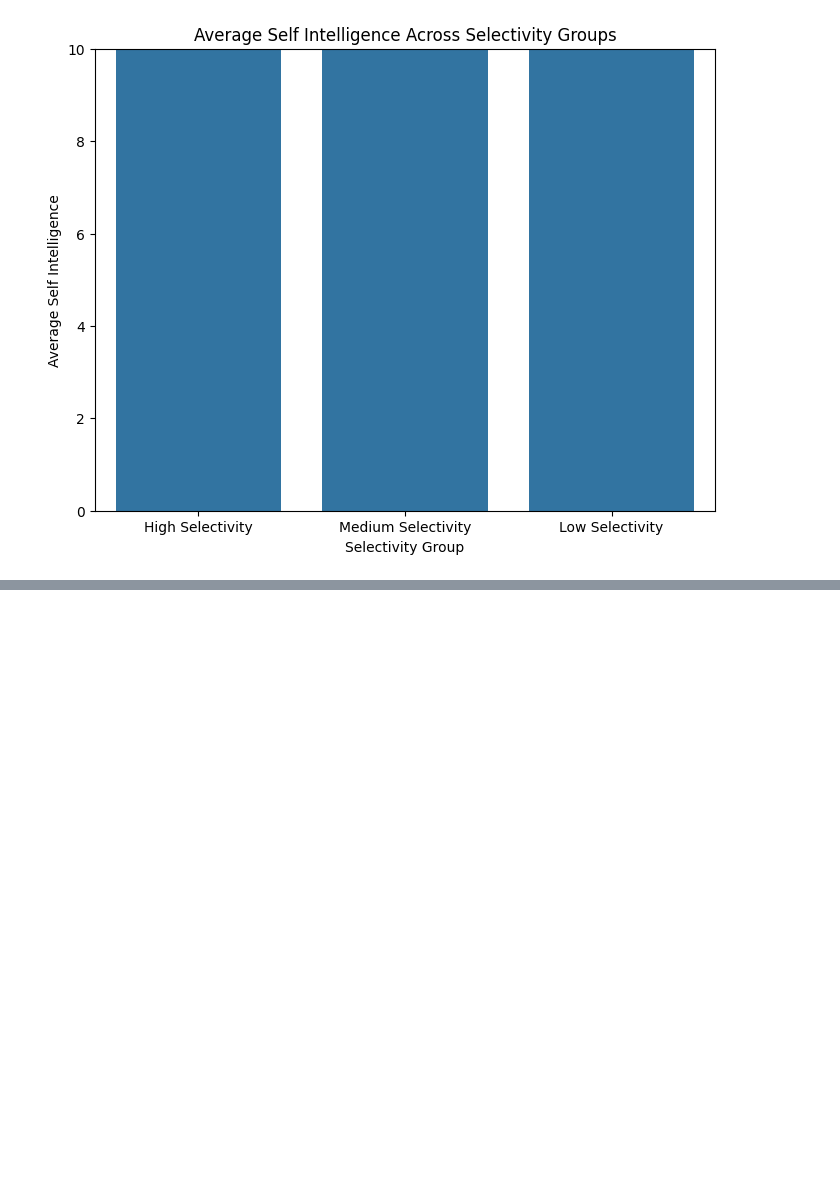
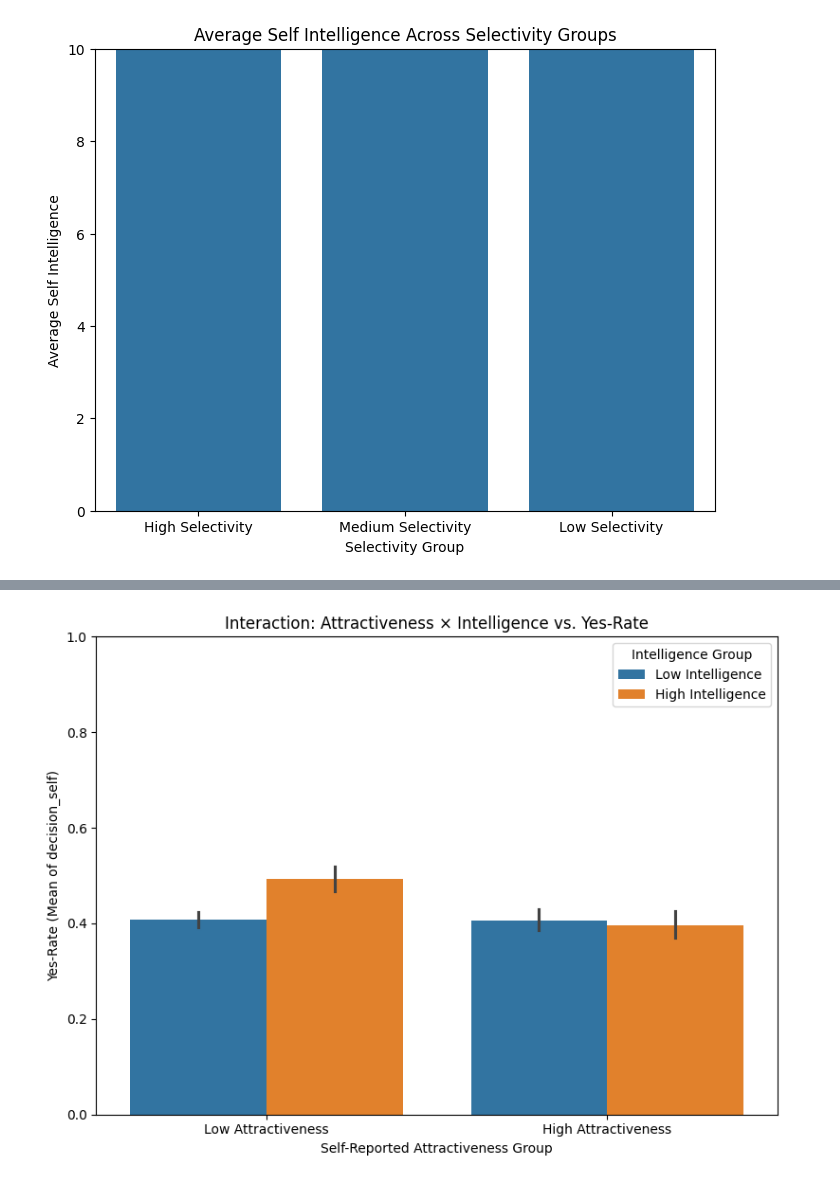
Before and after one commit to preawp/psych-of-selection, a Jupyter notebook: notebooks/eda.ipynb, the cells around one changed output, grey strips where cells are left out. Saved outputs shown, nothing was run; the diff lists cells and outputs as text; code cells hidden in the pictures; blank space fills up the shorter version.

```diff
--- a/notebooks/eda.ipynb
+++ b/notebooks/eda.ipynb
@@ -351,0 +380,32 @@ The `ci` parameter is deprecated. Use `errorbar='sd'` for the same effect.
+# %%
+# Interaction Plot: Attractiveness × Intelligence vs. Yes-Rate
+# Somewhat surprising: Highest yes-rate came from Low Attractiveness + High Intelligence.
+# Could suggest self-perceived intellect compensates for self-perceived appearance.
+# Interesting behavioral insight for discussion or slides.
+
+
+ # Create groups for both traits
+df['attr_group'] = pd.qcut(df['self_attractiveness'], q=2, labels=['Low Attractiveness', 'High Attractiveness'])
+df['intel_group'] = pd.qcut(df['self_intelligence'], q=2, labels=['Low Intelligence', 'High Intelligence'])
+
+# Plot interaction
+import seaborn as sns
+import matplotlib.pyplot as plt
+
+plt.figure(figsize=(8,6))
+sns.barplot(
+    x='attr_group',
+    y='decision_self',
+    hue='intel_group',
+    data=df,
+    estimator='mean'
+)
+plt.title('Interaction: Attractiveness × Intelligence vs. Yes-Rate')
+plt.ylabel('Yes-Rate (Mean of decision_self)')
+plt.xlabel('Self-Reported Attractiveness Group')
+plt.ylim(0, 1)
+plt.legend(title='Intelligence Group')
+plt.tight_layout()
+plt.show()
+# %% [output]
+[figure, added]
```
Also changed, not shown: parts of 2 cells of this notebook, 1 other file.
